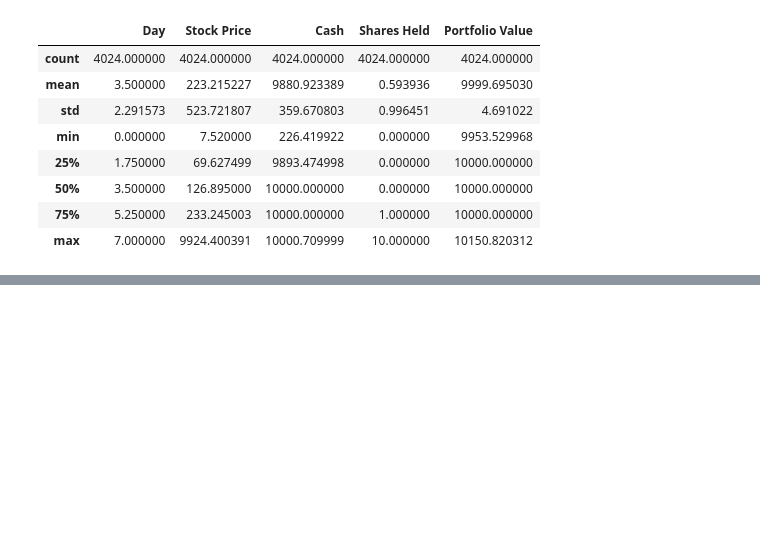
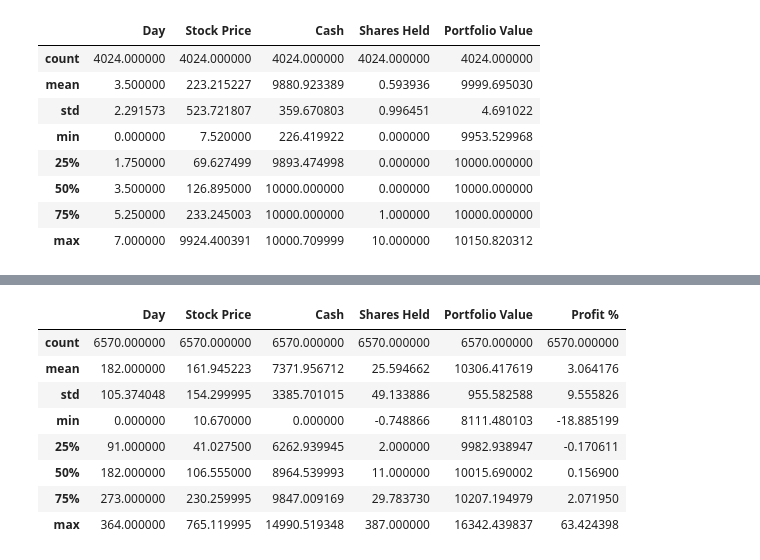
Before and after one commit to uniquedapoet/StockTradingModel, a Jupyter notebook: model_decision_EDA.ipynb, the cells around one changed output, grey strips where cells are left out. Drawn from its saved outputs; the diff is of its cells as text; code cells hidden in the pictures; blank space fills up the shorter version.

```diff
--- a/model_decision_EDA.ipynb
+++ b/model_decision_EDA.ipynb
@@ -293,0 +191,13 @@ x_train
+# %%
+sim_results['Profit %'] = (sim_results['Portfolio Value'] - 10000) / 10000 * 100
+sim_results.describe()
+# %% [output]
+|  | Day | Stock Price | Cash | Shares Held | Portfolio Value | Profit % |
+| count | 6570.000000 | 6570.000000 | 6570.000000 | 6570.000000 | 6570.000000 | 6570.000000 |
+| mean | 182.000000 | 161.945223 | 7371.956712 | 25.594662 | 10306.417619 | 3.064176 |
+| std | 105.374048 | 154.299995 | 3385.701015 | 49.133886 | 955.582588 | 9.555826 |
+| min | 0.000000 | 10.670000 | 0.000000 | -0.748866 | 8111.480103 | -18.885199 |
+| 25% | 91.000000 | 41.027500 | 6262.939945 | 2.000000 | 9982.938947 | -0.170611 |
+| 50% | 182.000000 | 106.555000 | 8964.539993 | 11.000000 | 10015.690002 | 0.156900 |
+| 75% | 273.000000 | 230.259995 | 9847.009169 | 29.783730 | 10207.194979 | 2.071950 |
+| max | 364.000000 | 765.119995 | 14990.519348 | 387.000000 | 16342.439837 | 63.424398 |
```
Also changed, not shown: parts of 21 cells of this notebook, 3 other files.
